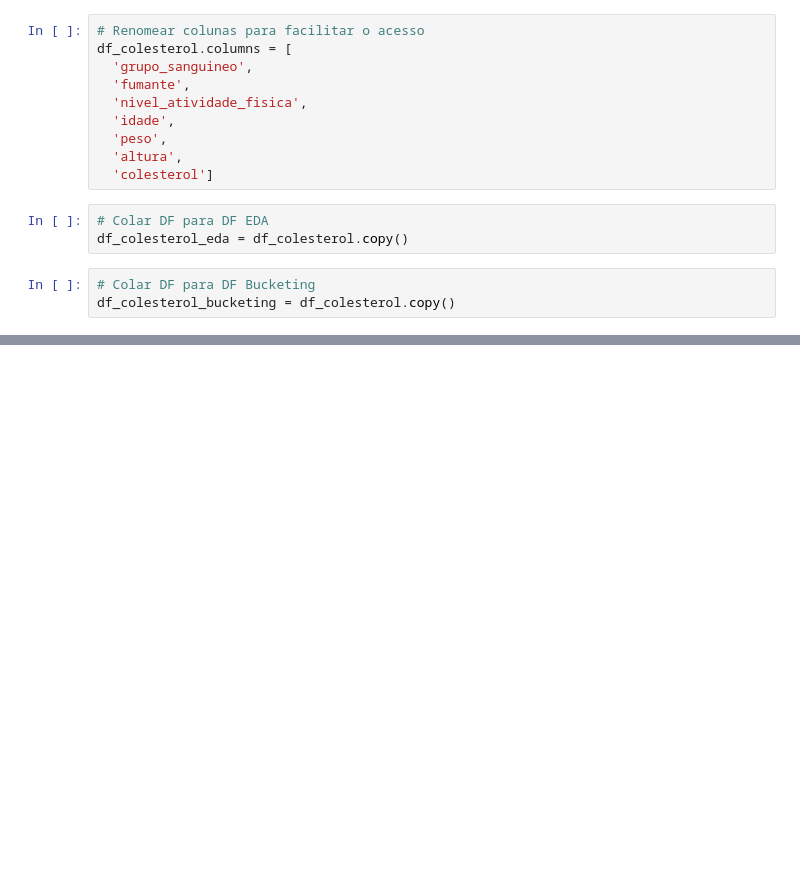
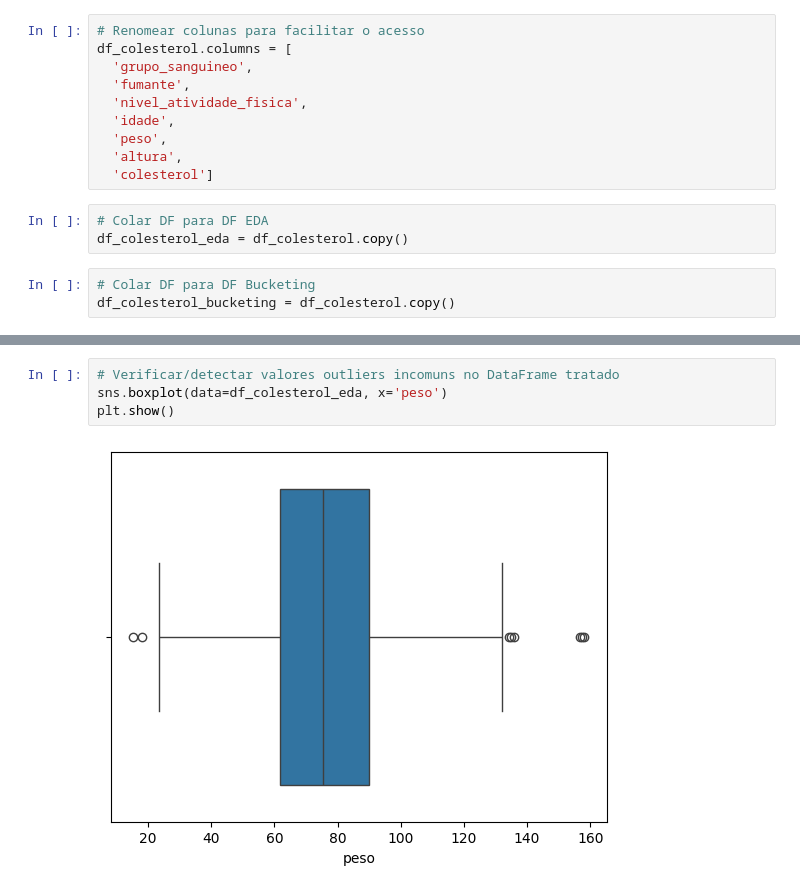
Before and after one commit to claitonneri/regressao_linear_multipla, a Jupyter notebook: modelo_colesterol.ipynb, the cells around one changed output, grey strips where cells are left out. Saved outputs shown, nothing was run; the diff lists cells and outputs as text; blank space fills up the shorter version.

```diff
--- a/modelo_colesterol.ipynb
+++ b/modelo_colesterol.ipynb
@@ -46,0 +157,6 @@ df_colesterol_bucketing = df_colesterol.copy()
+# %%
+# Verificar/detectar valores outliers incomuns no DataFrame tratado
+sns.boxplot(data=df_colesterol_eda, x='peso')
+plt.show()
+# %% [output]
+[figure, added]
```
Also changed, not shown: parts of 17 cells of this notebook.
